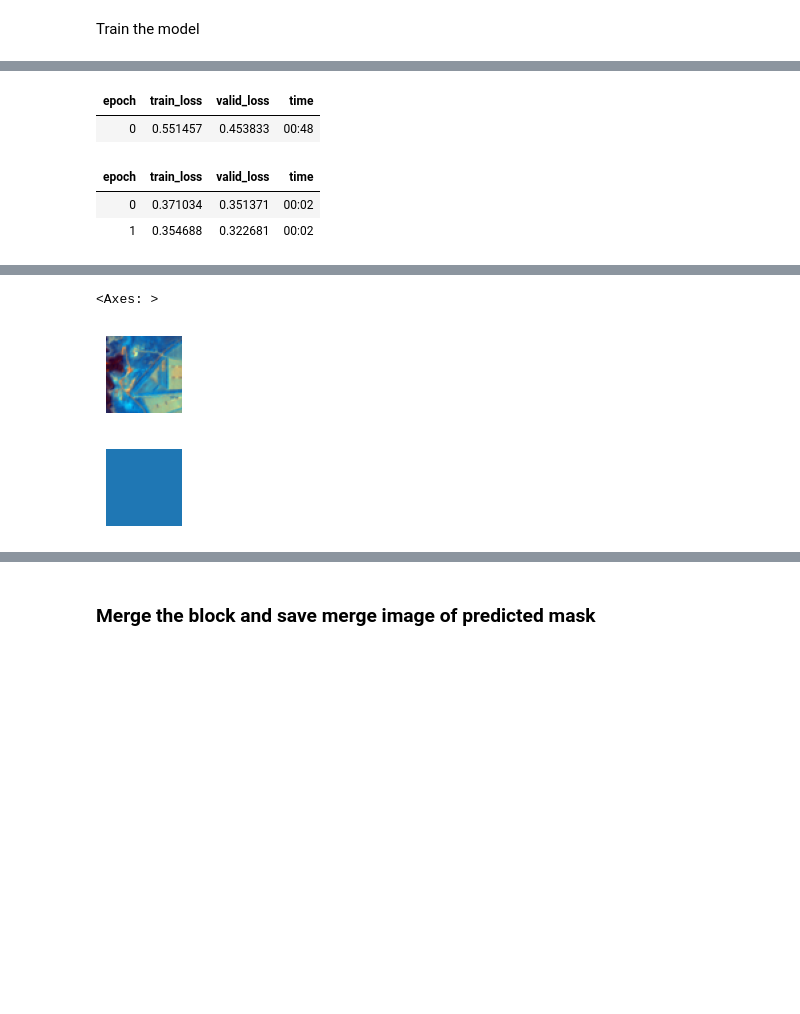
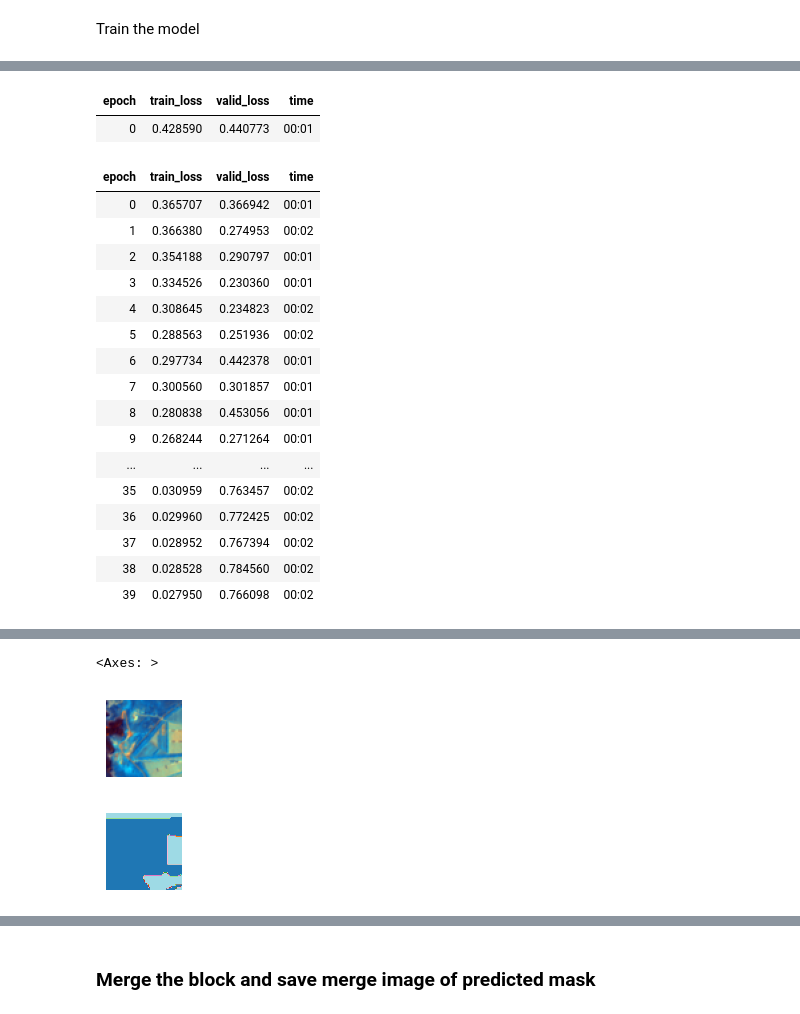
Before and after one commit to inesbsilveira/2nd-semester-2023, a Jupyter notebook: IS_MC_code_img_segmentation_workinprogress.ipynb, the cells around one changed output, grey strips where cells are left out. Drawn from its saved outputs; the diff is of its cells as text; code cells hidden in the pictures; blank space fills up the shorter version.

```diff
--- a/IS_MC_code_img_segmentation_workinprogress.ipynb
+++ b/IS_MC_code_img_segmentation_workinprogress.ipynb
@@ -214,7 +209,7 @@ learn = unet_learner(dls, resnet34)
 
 # Train the model
 # In the following line of code, adjust the number of epochs to see different results
-learn.fine_tune(2)
+learn.fine_tune(40)
 
 # Perform inference on test images
 test_dl = dls.test_dl(get_image_files(image_folder))
@@ -233,12 +227,26 @@ Downloading: "https://download.pytorch.org/models/resnet34-b627a593.pth" to /roo
 | epoch | train_loss | valid_loss | time |
-| 0 | 0.551457 | 0.453833 | 00:48 |
+| 0 | 0.428590 | 0.440773 | 00:01 |
 | epoch | train_loss | valid_loss | time |
-| 0 | 0.371034 | 0.351371 | 00:02 |
-| 1 | 0.354688 | 0.322681 | 00:02 |
+| 0 | 0.365707 | 0.366942 | 00:01 |
+| 1 | 0.366380 | 0.274953 | 00:02 |
+| 2 | 0.354188 | 0.290797 | 00:01 |
+| 3 | 0.334526 | 0.230360 | 00:01 |
+| 4 | 0.308645 | 0.234823 | 00:02 |
+| 5 | 0.288563 | 0.251936 | 00:02 |
+| 6 | 0.297734 | 0.442378 | 00:01 |
+| 7 | 0.300560 | 0.301857 | 00:01 |
+| 8 | 0.280838 | 0.453056 | 00:01 |
+| 9 | 0.268244 | 0.271264 | 00:01 |
+| ... | ... | ... | ... |
+| 35 | 0.030959 | 0.763457 | 00:02 |
+| 36 | 0.029960 | 0.772425 | 00:02 |
+| 37 | 0.028952 | 0.767394 | 00:02 |
+| 38 | 0.028528 | 0.784560 | 00:02 |
+| 39 | 0.027950 | 0.766098 | 00:02 |
 [interactive output not drawn]
-<Axes: >
+<Axes: >
 [figure]
-[figure, old version]
+[figure, new version]
 # %%
 # Perform inference on test images
 test_dl = dls.test_dl(get_image_files(image_folder))
```
Also changed, not shown: parts of 7 cells of this notebook.
